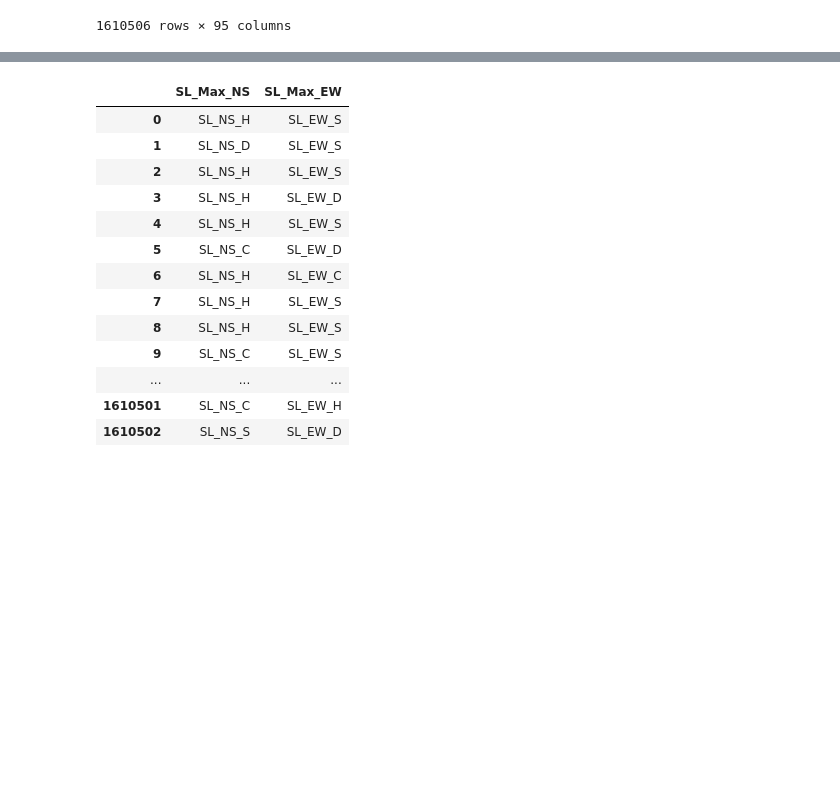
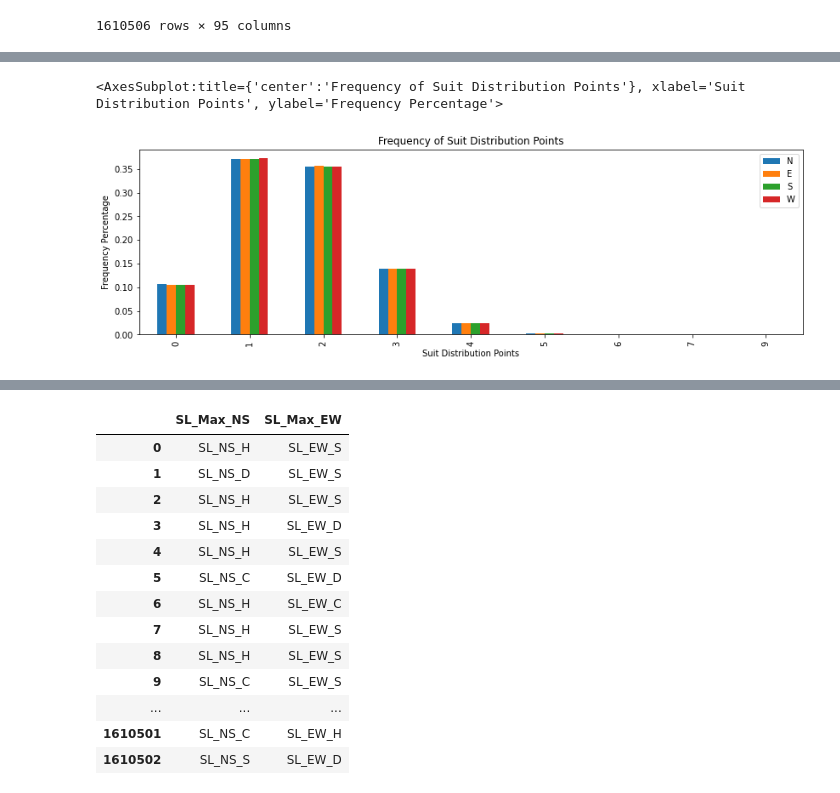
Before and after one commit to BSalita/ML-Contract-Bridge, a Jupyter notebook: src/acbl/acbl_hand_records_augment.ipynb, the cells around one changed output, grey strips where cells are left out. Cells and saved outputs as stored; diff of their text form; code cells hidden in the pictures; blank space fills up the shorter version.

Commit message:
explore hand evaluation metrics

```diff
--- a/src/acbl/acbl_hand_records_augment.ipynb
+++ b/src/acbl/acbl_hand_records_augment.ipynb
@@ -540,0 +579,7 @@ Length: 95, dtype: object
+# %%
+# takes 5s
+dist_points = [3,2,1]+[0]*11 # using traditional distribution points metric
+assert len(dist_points) == 14 # 14 possible suit lengths
+for d in mlBridgeLib.NESW:
+    augmented_df[f'DP_{d}'] = augmented_df[f'SL_{d}_{so}'].map(lambda l: sum([dist_points[v] for v in l])).astype('uint8')
+augmented_df.filter(regex=f'^(DP_.|SL_._{so})$')
@@ -541 +605,10 @@ Length: 95, dtype: object
+# %%
+# plot frequency of max exp contracts
+plotd = {}
+for d in mlBridgeLib.NESW:
+    plotd[d] = augmented_df[f'DP_{d}'].value_counts(normalize=True).sort_index()
+pd.DataFrame(plotd).plot(kind='bar',figsize=(14,4), xlabel='Suit Distribution Points', ylabel='Frequency Percentage', title='Frequency of Suit Distribution Points')
+# %% [output]
+<AxesSubplot:title={'center':'Frequency of Suit Distribution Points'}, xlabel='Suit Distribution Points', ylabel='Frequency Percentage'>
+[figure, added]
 # %%
```
Also changed, not shown: parts of 20 cells of this notebook, 5 other files.
